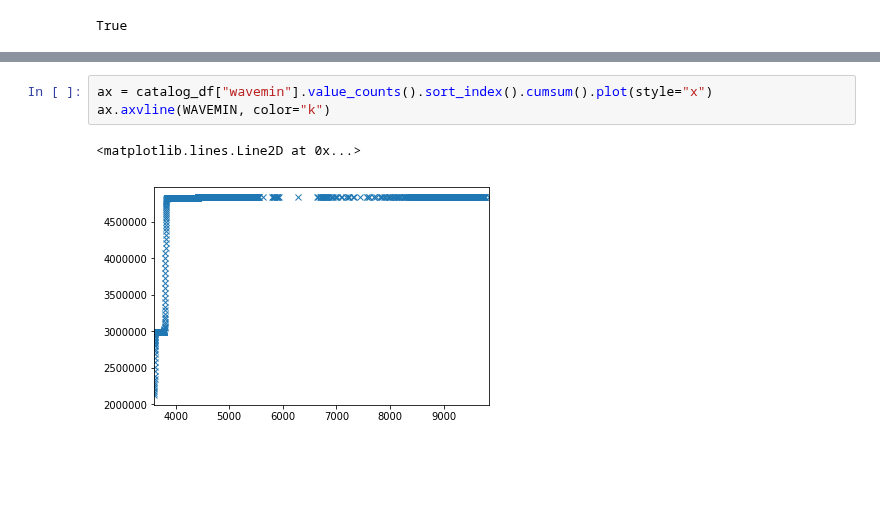
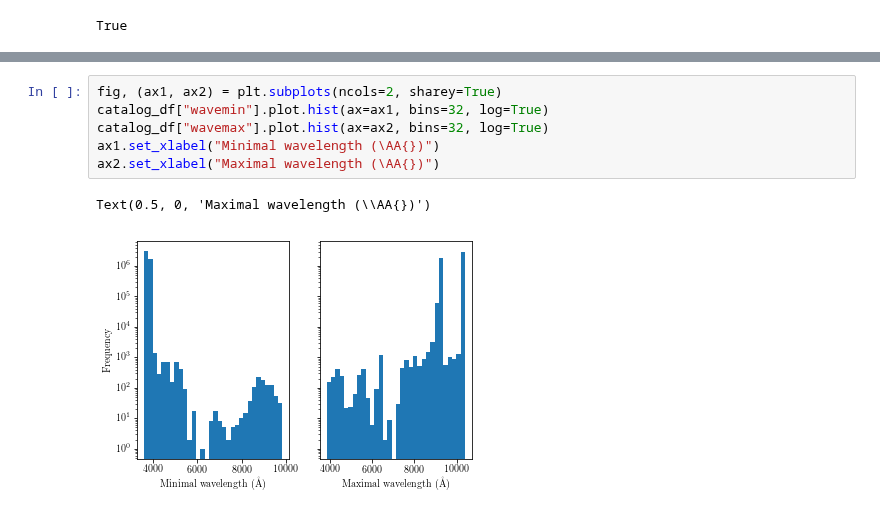
Before and after one commit to podondra/deep-da, a Jupyter notebook: sdss_analysis.ipynb, the cells around one changed output, grey strips where cells are left out. Saved outputs shown, nothing was run; the diff lists cells and outputs as text; blank space fills up the shorter version.

```diff
--- a/sdss_analysis.ipynb
+++ b/sdss_analysis.ipynb
@@ -350,6 +236,9 @@ ax.axvline(WAVEMAX, color="k")
-# %%
-ax = catalog_df["wavemin"].value_counts().sort_index().cumsum().plot(style="x")
-ax.axvline(WAVEMIN, color="k")
-# %% [output]
-<matplotlib.lines.Line2D at 0x...>
-[figure, removed]
+# %%
+fig, (ax1, ax2) = plt.subplots(ncols=2, sharey=True)
+catalog_df["wavemin"].plot.hist(ax=ax1, bins=32, log=True)
+catalog_df["wavemax"].plot.hist(ax=ax2, bins=32, log=True)
+ax1.set_xlabel("Minimal wavelength (\AA{})")
+ax2.set_xlabel("Maximal wavelength (\AA{})")
+# %% [output]
+Text(0.5, 0, 'Maximal wavelength (\\AA{})')
+[figure, added]
```
Also changed, not shown: parts of 36 cells of this notebook, 1 other file.
